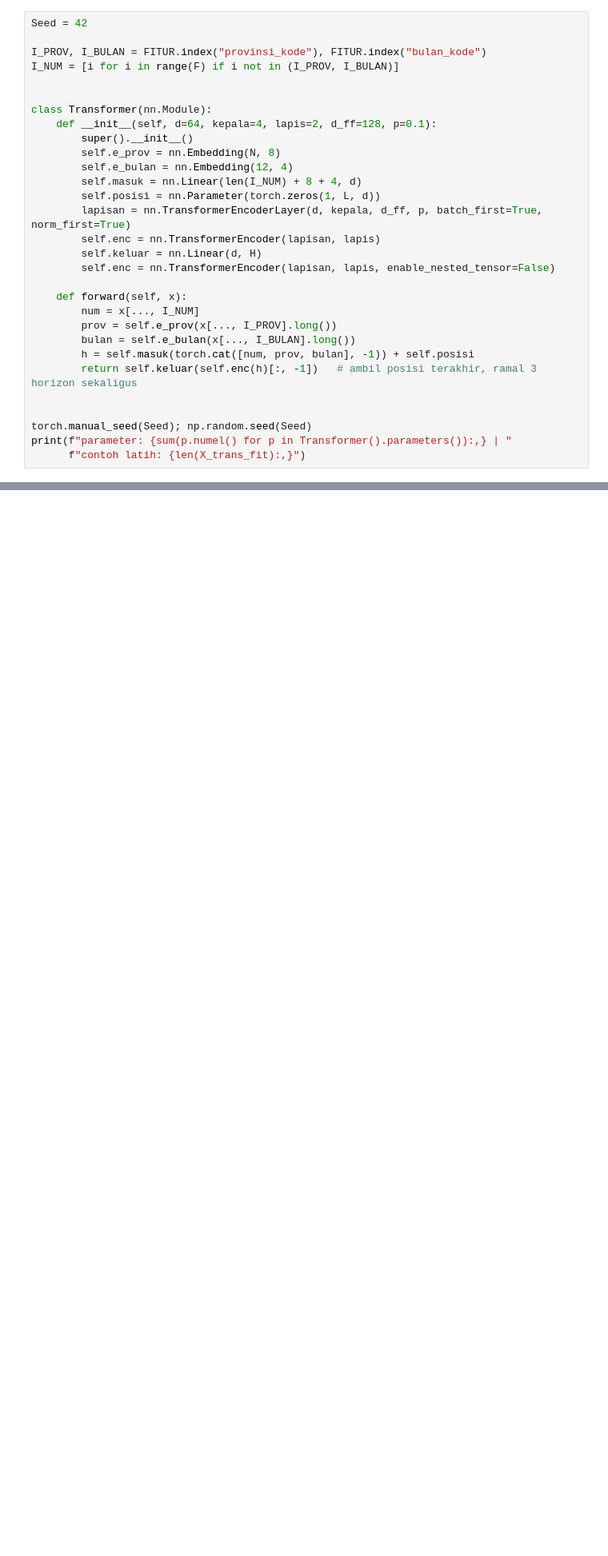
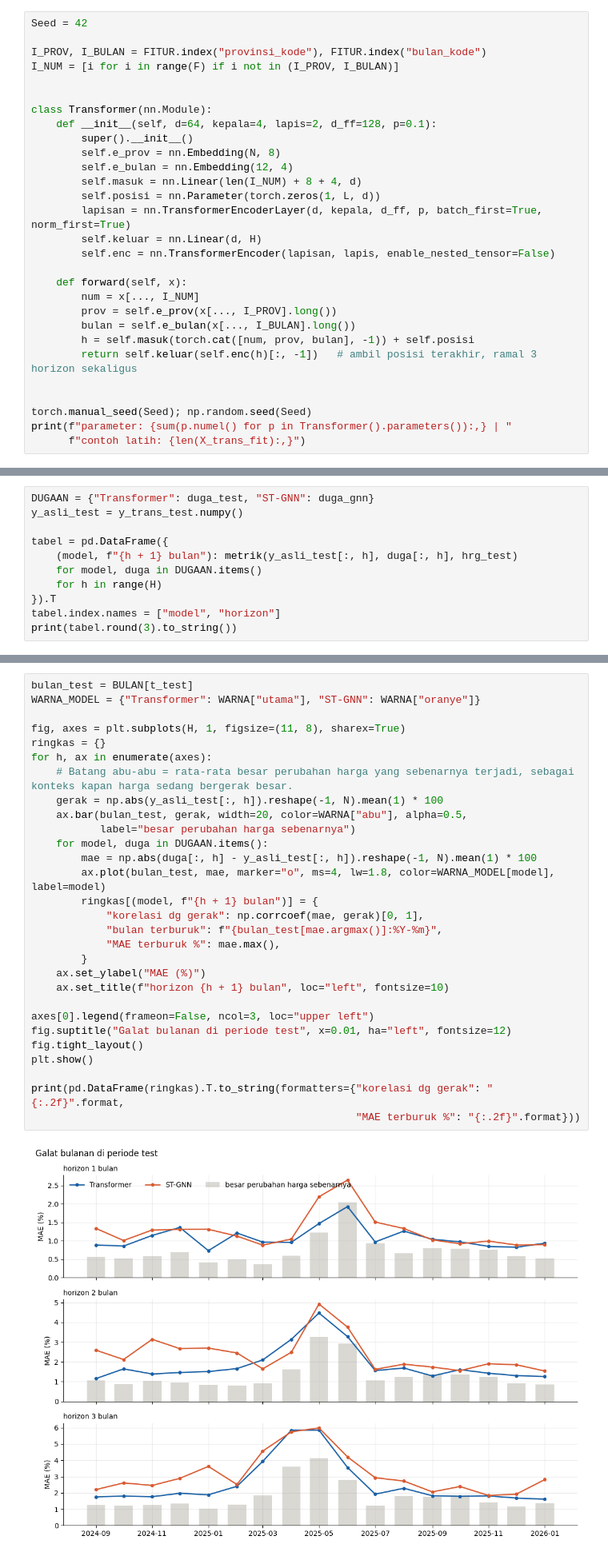
Before and after one commit to HaikalFrds/Indonesia_Rice_Early_Warning, a Jupyter notebook: notebooks/main.ipynb, the cells around one changed output, grey strips where cells are left out. Shown at 80% size. Drawn from its saved outputs; the diff is of its cells as text; blank space fills up the shorter version.

Commit message:
evaluation model

```diff
--- a/notebooks/main.ipynb
+++ b/notebooks/main.ipynb
@@ -1031,7 +1032,6 @@ class Transformer(nn.Module):
         self.masuk = nn.Linear(len(I_NUM) + 8 + 4, d)
         self.posisi = nn.Parameter(torch.zeros(1, L, d))
         lapisan = nn.TransformerEncoderLayer(d, kepala, d_ff, p, batch_first=True, norm_first=True)
-        self.enc = nn.TransformerEncoder(lapisan, lapis)
         self.keluar = nn.Linear(d, H)
         self.enc = nn.TransformerEncoder(lapisan, lapis, enable_nested_tensor=False)
 
@@ -1257,0 +1262,11 @@ Dua model dilatih dengan kondisi yang sama persis, yaitu jendela dua belas bulan
+# %%
+DUGAAN = {"Transformer": duga_test, "ST-GNN": duga_gnn}
+y_asli_test = y_trans_test.numpy()
+
+tabel = pd.DataFrame({
+    (model, f"{h + 1} bulan"): metrik(y_asli_test[:, h], duga[:, h], hrg_test)
+    for model, duga in DUGAAN.items()
+    for h in range(H)
+}).T
+tabel.index.names = ["model", "horizon"]
+print(tabel.round(3).to_string())
@@ -1257,0 +1284,31 @@ Dua model dilatih dengan kondisi yang sama persis, yaitu jendela dua belas bulan
+# %%
+bulan_test = BULAN[t_test]
+WARNA_MODEL = {"Transformer": WARNA["utama"], "ST-GNN": WARNA["oranye"]}
+
+fig, axes = plt.subplots(H, 1, figsize=(11, 8), sharex=True)
+ringkas = {}
+for h, ax in enumerate(axes):
+    # Batang abu-abu = rata-rata besar perubahan harga yang sebenarnya terjadi, sebagai konteks kapan harga sedang bergerak besar.
+    gerak = np.abs(y_asli_test[:, h]).reshape(-1, N).mean(1) * 100
+    ax.bar(bulan_test, gerak, width=20, color=WARNA["abu"], alpha=0.5,
+           label="besar perubahan harga sebenarnya")
+    for model, duga in DUGAAN.items():
+        mae = np.abs(duga[:, h] - y_asli_test[:, h]).reshape(-1, N).mean(1) * 100
+        ax.plot(bulan_test, mae, marker="o", ms=4, lw=1.8, color=WARNA_MODEL[model], label=model)
+        ringkas[(model, f"{h + 1} bulan")] = {
+            "korelasi dg gerak": np.corrcoef(mae, gerak)[0, 1],
+            "bulan terburuk": f"{bulan_test[mae.argmax()]:%Y-%m}",
+            "MAE terburuk %": mae.max(),
+        }
+    ax.set_ylabel("MAE (%)")
+    ax.set_title(f"horizon {h + 1} bulan", loc="left", fontsize=10)
+
+axes[0].legend(frameon=False, ncol=3, loc="upper left")
+fig.suptitle("Galat bulanan di periode test", x=0.01, ha="left", fontsize=12)
+fig.tight_layout()
+plt.show()
+
+print(pd.DataFrame(ringkas).T.to_string(formatters={"korelasi dg gerak": "{:.2f}".format,
+                                                    "MAE terburuk %": "{:.2f}".format}))
+# %% [output]
+[figure, added]
```
Also changed, not shown: parts of 15 cells of this notebook.
